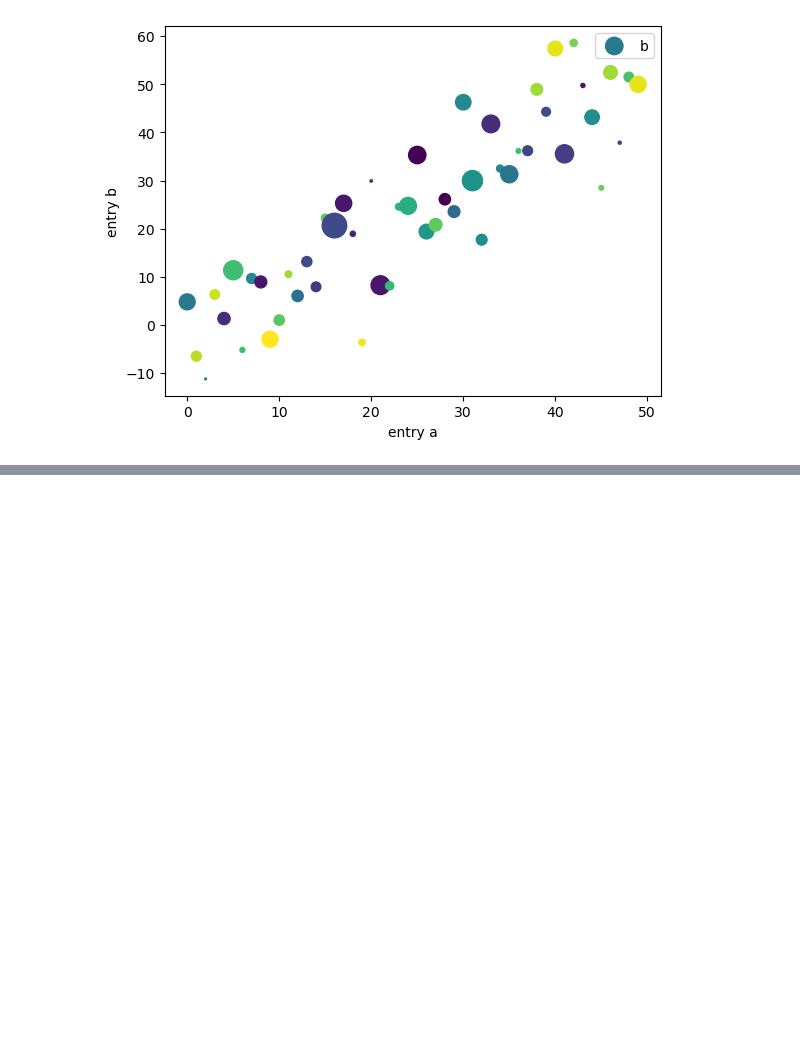
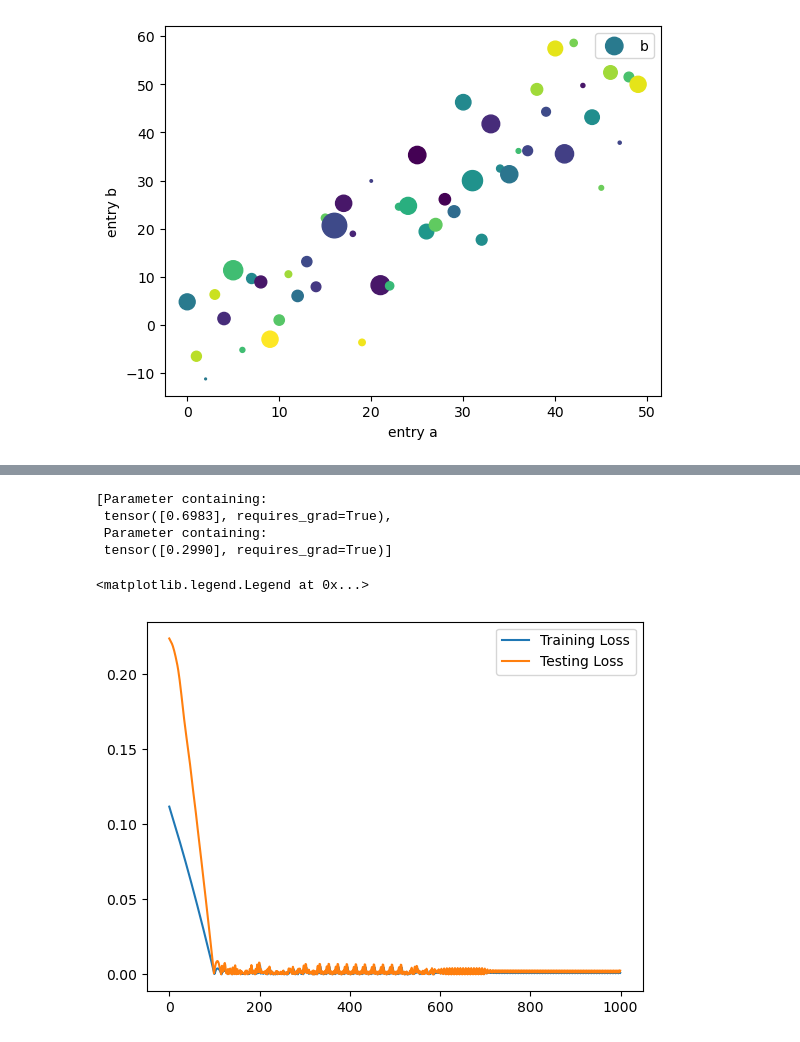
Before and after one commit to yinani24/ML-or-AI, a Jupyter notebook: trials.ipynb, the cells around one changed output, grey strips where cells are left out. Saved outputs shown, nothing was run; the diff lists cells and outputs as text; code cells hidden in the pictures; blank space fills up the shorter version.

Commit message:
Linear Regression Model

```diff
--- a/trials.ipynb
+++ b/trials.ipynb
@@ -93,0 +113,21 @@ ax.legend()
+# %%
+model_0 = LinearRegression()
+# %%
+loss_fn = nn.L1Loss()
+optimizer = torch.optim.Adam(model_0.parameters(), lr = 0.01)
+# %%
+epoch = 1000
+training_loss = []
+testing_loss = []
+for i in range(epoch):
+    model_0.forward(X_train)
+    loss = loss_fn(model_0.forward(X_train), y_train)
+    optimizer.zero_grad()
+    loss.backward()
+    optimizer.step()
+
+    if i%100 == 0:
+        print("Epoch: ", i, "Training Loss: ", loss.item())
+        print("Epoch: ", i, "Testing Loss: ", loss_fn(model_0.forward(X_test), y_test).item())
+    training_loss.append(loss.item())
+    testing_loss.append(loss_fn(model_0.forward(X_test), y_test).item())
@@ -93,0 +155,7 @@ ax.legend()
+# %%
+list(model_0.parameters())
+# %% [output]
+[Parameter containing:
+ tensor([0.6983], requires_grad=True),
+ Parameter containing:
+ tensor([0.2990], requires_grad=True)]
@@ -93,0 +164,9 @@ ax.legend()
+# %%
+epoch_count = [i for i in range(epoch)]
+# %%
+plt.plot(epoch_count,training_loss, label = "Training Loss")
+plt.plot(epoch_count,testing_loss, label = "Testing Loss")
+plt.legend()
+# %% [output]
+<matplotlib.legend.Legend at 0x...>
+[figure, added]
```
Also changed, not shown: parts of 7 cells of this notebook.
